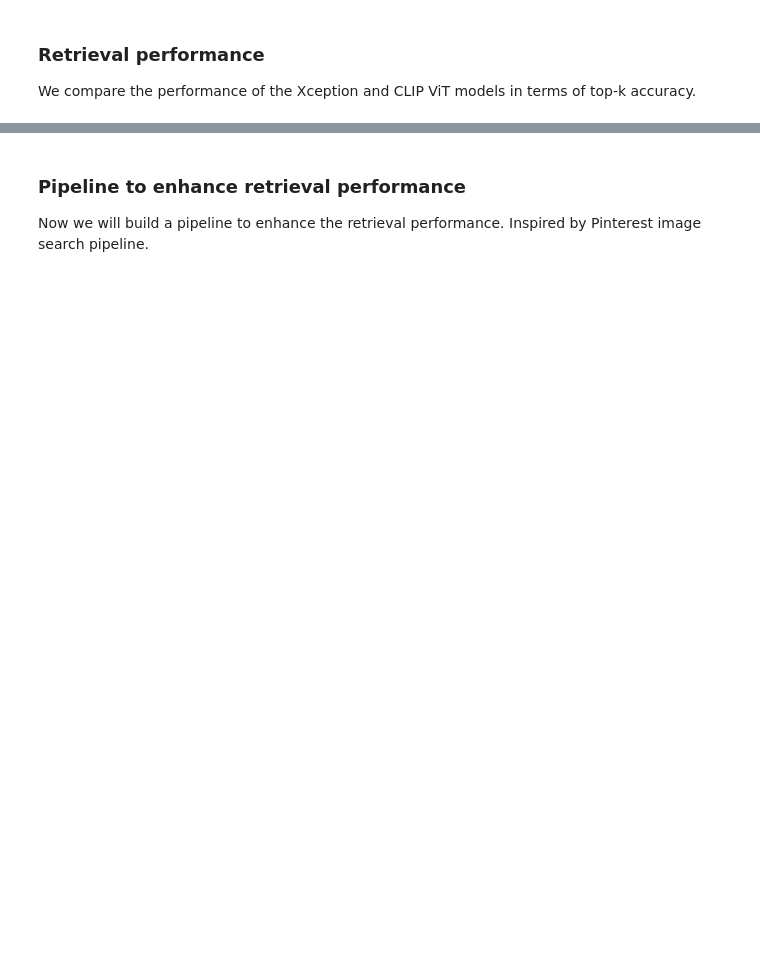
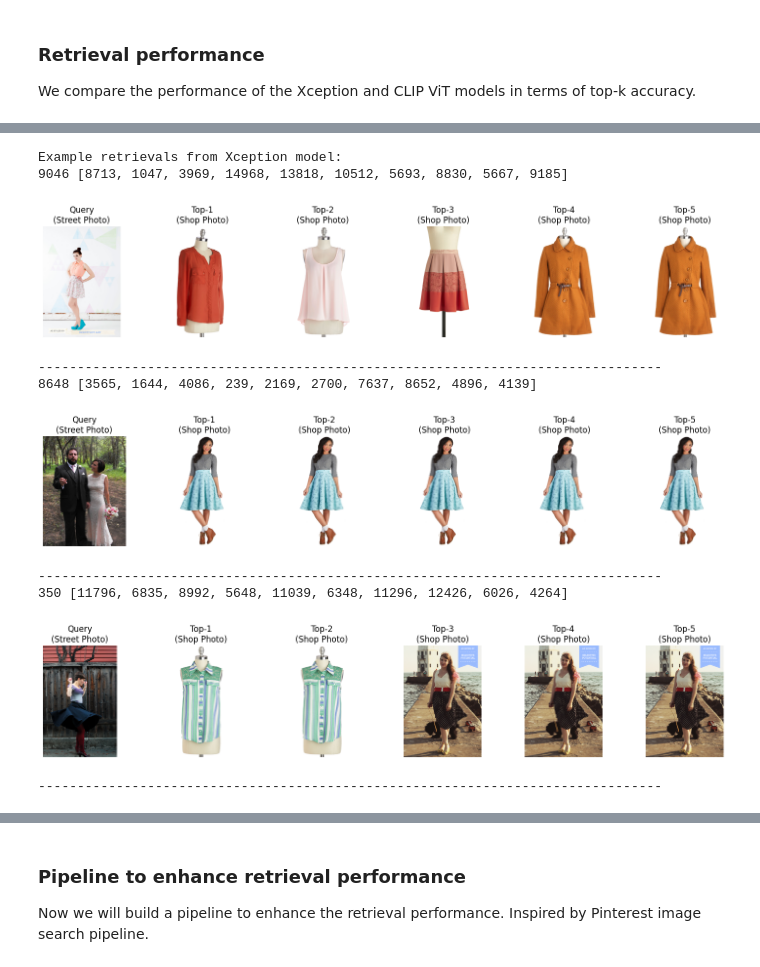
Before and after one commit to MohammedYaseen97/shopping-image-search, a Jupyter notebook: performance.ipynb, the cells around one changed output, grey strips where cells are left out. Drawn from its saved outputs; the diff is of its cells as text; code cells hidden in the pictures; blank space fills up the shorter version.

Commit message:
results gotten for clip and vit

```diff
--- a/performance.ipynb
+++ b/performance.ipynb
@@ -5,3 +5,7 @@ We compare the performance of the Xception and CLIP ViT models in terms of top-k
 from dataset import Street2ShopImageSimilarityTestDataset, evaluate_top_k_accuracies
 from models.xception import XceptionModel
 from models.clip_vit import CLIPViTModel
+import random
+
+num_samples = 100
+vis_num_samples = 5
@@ -8,7 +54,14 @@ from models.clip_vit import CLIPViTModel
 # %%
-model = XceptionModel(embedding_dim=512).load('saved_models/xception_512.pth')
+embedding_dim = 512
+
+model = XceptionModel(embedding_dim=embedding_dim)
+model.load(f'saved_models/weights/xception-{embedding_dim}.pt')
 test_dataset = Street2ShopImageSimilarityTestDataset(model, ratio=0.6)
 print(len(test_dataset))
 print(test_dataset[0])
 
-xception_accuracies, xception_visualization_data = evaluate_top_k_accuracies(test_dataset)
+# Randomly select indices from the test dataset
+query_indices = random.sample(range(len(test_dataset)), num_samples)
+vis_indices = random.sample(query_indices, vis_num_samples)
+
+xception_accuracies, xception_visualization_data = evaluate_top_k_accuracies(test_dataset, query_indices, vis_indices)
@@ -15 +79,23 @@ xception_accuracies, xception_visualization_data = evaluate_top_k_accuracies(tes
+# %%
+# print(xception_visualization_data)
+
+# Display a few example retrievals
+print("Example retrievals from Xception model:")
+for query_idx, retrieved_indices in xception_visualization_data[:3]:
+    print(query_idx, retrieved_indices)
+    plot_retrieval_results(test_dataset, query_idx, retrieved_indices)
+    print("-" * 80)
+
+del model, test_dataset, xception_visualization_data
+# %% [output]
+Example retrievals from Xception model:
+9046 [8713, 1047, 3969, 14968, 13818, 10512, 5693, 8830, 5667, 9185]
+[figure, added]
+--------------------------------------------------------------------------------
+8648 [3565, 1644, 4086, 239, 2169, 2700, 7637, 8652, 4896, 4139]
+[figure, added]
+--------------------------------------------------------------------------------
+350 [11796, 6835, 8992, 5648, 11039, 6348, 11296, 12426, 6026, 4264]
+[figure, added]
+--------------------------------------------------------------------------------
 # %%
```
Also changed, not shown: parts of 7 cells of this notebook, 6 other files.
